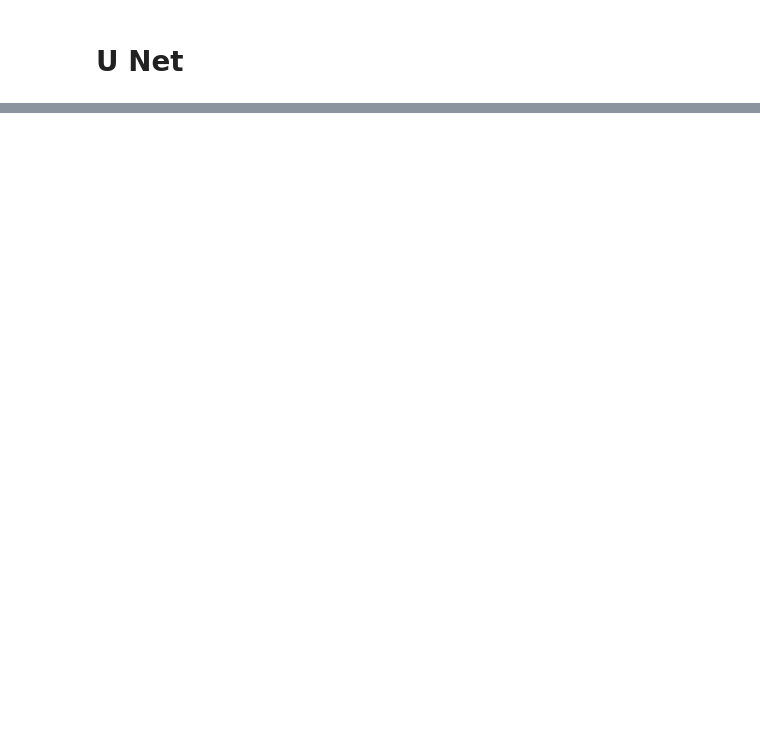
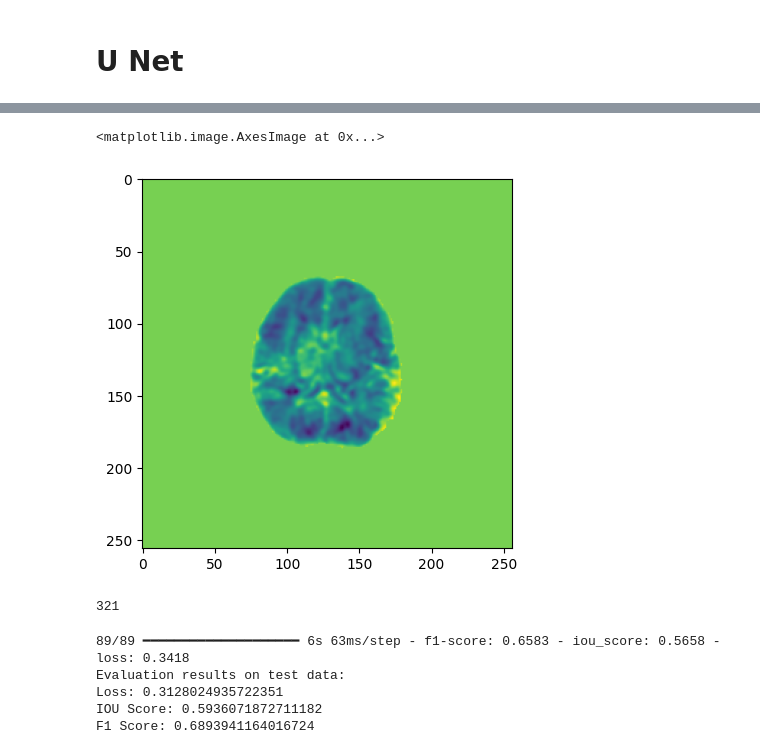
Before and after one commit to reshmaruby/Project, a Jupyter notebook: ResNet.ipynb, the cells around one changed output, grey strips where cells are left out. Cells and saved outputs as stored; diff of their text form; code cells hidden in the pictures; blank space fills up the shorter version.

```diff
--- a/ResNet.ipynb
+++ b/ResNet.ipynb
@@ -356 +420,25 @@ plt.imshow(flattened_label_data[500])
+# %%
+plt.imshow(flattened_zadc_data_test[27])
+# %% [output]
+<matplotlib.image.AxesImage at 0x...>
+[figure, added]
+# %%
+print(len(flattened_label_data_test))
+# %% [output]
+321
+# %%
+# Evaluate the model
+evaluation = model.evaluate(flattened_test_cropped_zadc_data, flattened_test_cropped_label_data, batch_size=32)
+
+# Print the results
+print("Evaluation results on test data:")
+print(f"Loss: {evaluation[0]}")
+print(f"IOU Score: {evaluation[1]}")
+print(f"F1 Score: {evaluation[2]}")
+# %% [output]
+89/89 ━━━━━━━━━━━━━━━━━━━━ 6s 63ms/step - f1-score: 0.6583 - iou_score: 0.5658 - loss: 0.3418
+Evaluation results on test data:
+Loss: 0.3128024935722351
+IOU Score: 0.5936071872711182
+F1 Score: 0.6893941164016724
 # %%
```
Also changed, not shown: parts of 25 cells of this notebook, 1 other file.
